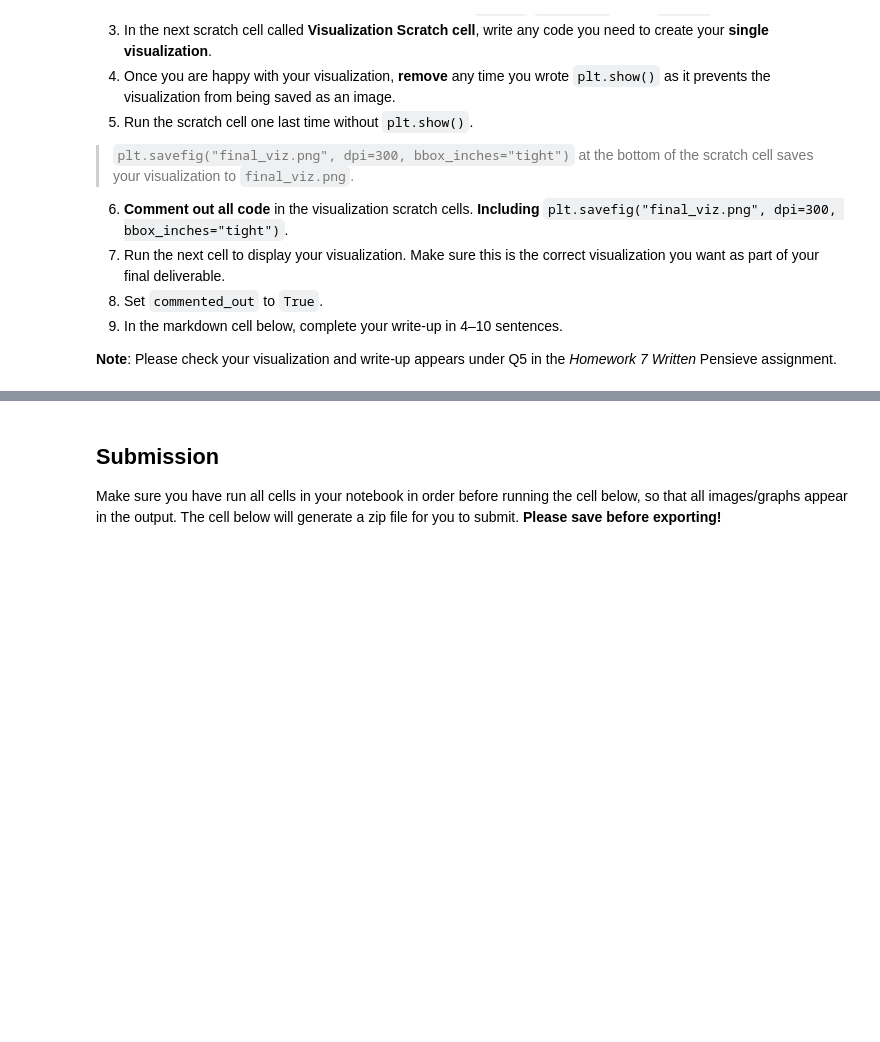
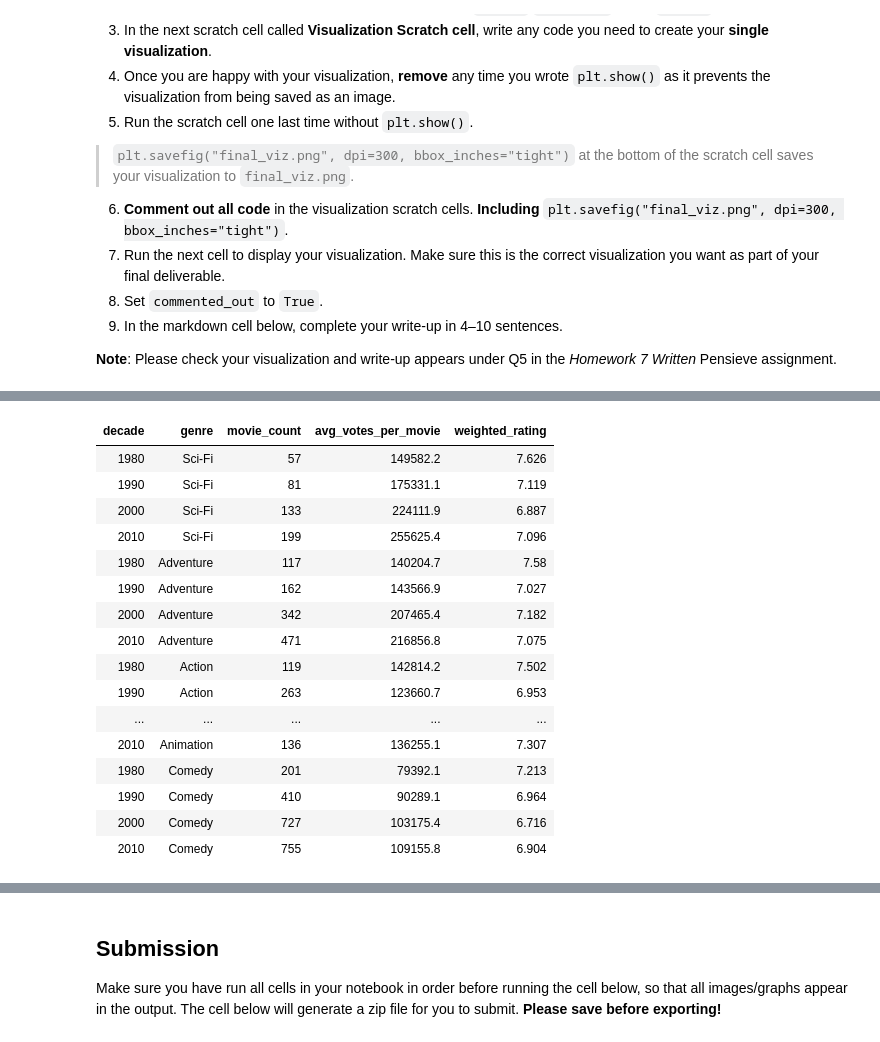
Before and after one commit to zaddle55/sp26-ds100-material, a Jupyter notebook: hw/hw07/hw07.ipynb, the cells around one changed output, grey strips where cells are left out. Cells and saved outputs as stored; diff of their text form; code cells hidden in the pictures; blank space fills up the shorter version.

```diff
--- a/hw/hw07/hw07.ipynb
+++ b/hw/hw07/hw07.ipynb
@@ -426,4 +579,74 @@ For this task, you may use:
 # %%
 %%sql --save query_q5
 -- SQL Scratch Cell
-...
+WITH RECURSIVE genre_split AS (
+    SELECT t.tconst,
+           CAST(t.startYear AS INTEGER) AS start_year,
+           CAST(r.averageRating AS DOUBLE) AS average_rating,
+           CAST(r.numVotes AS BIGINT) AS num_votes,
+           TRIM(CASE
+               WHEN INSTR(t.genres, ',') > 0 THEN SUBSTR(t.genres, 1, INSTR(t.genres, ',') - 1)
+               ELSE t.genres
+           END) AS genre,
+           CASE
+               WHEN INSTR(t.genres, ',') > 0 THEN SUBSTR(t.genres, INSTR(t.genres, ',') + 1)
+               ELSE ''
+           END AS rest
+    FROM Title AS t
+    JOIN Rating AS r ON t.tconst = r.tconst
+    WHERE t.titleType = 'movie'
+      AND t.isAdult = '0'
+      AND t.startYear != '\\N'
+      AND t.genres != '\\N'
+      AND CAST(t.startYear AS INTEGER) BETWEEN 1980 AND 2019
+
+    UNION ALL
+
+    SELECT tconst,
+           start_year,
+           average_rating,
+           num_votes,
+           TRIM(CASE
+               WHEN INSTR(rest, ',') > 0 THEN SUBSTR(rest, 1, INSTR(rest, ',') - 1)
+               ELSE rest
+           END) AS genre,
+           CASE
+               WHEN INSTR(rest, ',') > 0 THEN SUBSTR(rest, INSTR(rest, ',') + 1)
+               ELSE ''
+           END AS rest
+    FROM genre_split
+    WHERE rest != ''
+), decade_genre AS (
+    SELECT CAST(FLOOR(start_year / 10.0) * 10 AS INTEGER) AS decade,
+           genre,
+           COUNT(DISTINCT tconst) AS movie_count,
+           AVG(num_votes) AS avg_votes_per_movie,
+           SUM(average_rating * num_votes) * 1.0 / SUM(num_votes) AS weighted_rating
+    FROM genre_split
+    WHERE genre IN ('Sci-Fi', 'Adventure', 'Action', 'Animation', 'Comedy', 'Crime', 'Drama', 'Romance')
+    GROUP BY 1, 2
+    HAVING COUNT(DISTINCT tconst) >= 15
+)
+SELECT decade,
+       genre,
+       movie_count,
+       ROUND(avg_votes_per_movie, 1) AS avg_votes_per_movie,
+       ROUND(weighted_rating, 3) AS weighted_rating
+FROM decade_genre
+ORDER BY CASE genre
+    WHEN 'Sci-Fi' THEN 1
+    WHEN 'Adventure' THEN 2
+    WHEN 'Action' THEN 3
+    WHEN 'Animation' THEN 4
+    WHEN 'Comedy' THEN 5
+    WHEN 'Crime' THEN 6
+    WHEN 'Drama' THEN 7
+    WHEN 'Romance' THEN 8
+END,
+CASE decade
+    WHEN 1980 THEN 1
+    WHEN 1990 THEN 2
+    WHEN 2000 THEN 3
+    WHEN 2010 THEN 4
+END;
+# %% [output]
@@ -429,0 +654,17 @@ For this task, you may use:
+| decade | genre | movie_count | avg_votes_per_movie | weighted_rating |
+| 1980 | Sci-Fi | 57 | 149582.2 | 7.626 |
+| 1990 | Sci-Fi | 81 | 175331.1 | 7.119 |
+| 2000 | Sci-Fi | 133 | 224111.9 | 6.887 |
+| 2010 | Sci-Fi | 199 | 255625.4 | 7.096 |
+| 1980 | Adventure | 117 | 140204.7 | 7.58 |
+| 1990 | Adventure | 162 | 143566.9 | 7.027 |
+| 2000 | Adventure | 342 | 207465.4 | 7.182 |
+| 2010 | Adventure | 471 | 216856.8 | 7.075 |
+| 1980 | Action | 119 | 142814.2 | 7.502 |
+| 1990 | Action | 263 | 123660.7 | 6.953 |
+| ... | ... | ... | ... | ... |
+| 2010 | Animation | 136 | 136255.1 | 7.307 |
+| 1980 | Comedy | 201 | 79392.1 | 7.213 |
+| 1990 | Comedy | 410 | 90289.1 | 6.964 |
+| 2000 | Comedy | 727 | 103175.4 | 6.716 |
+| 2010 | Comedy | 755 | 109155.8 | 6.904 |
```
Also changed, not shown: parts of 20 cells of this notebook, 1 other file.
